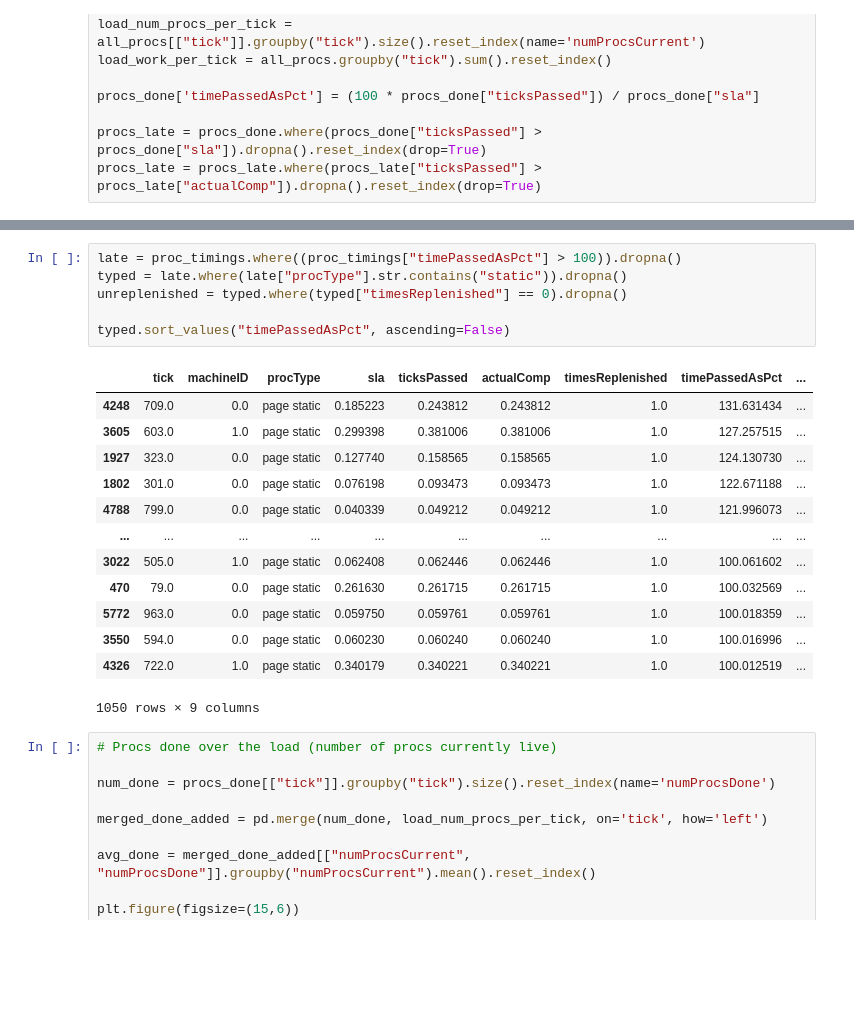
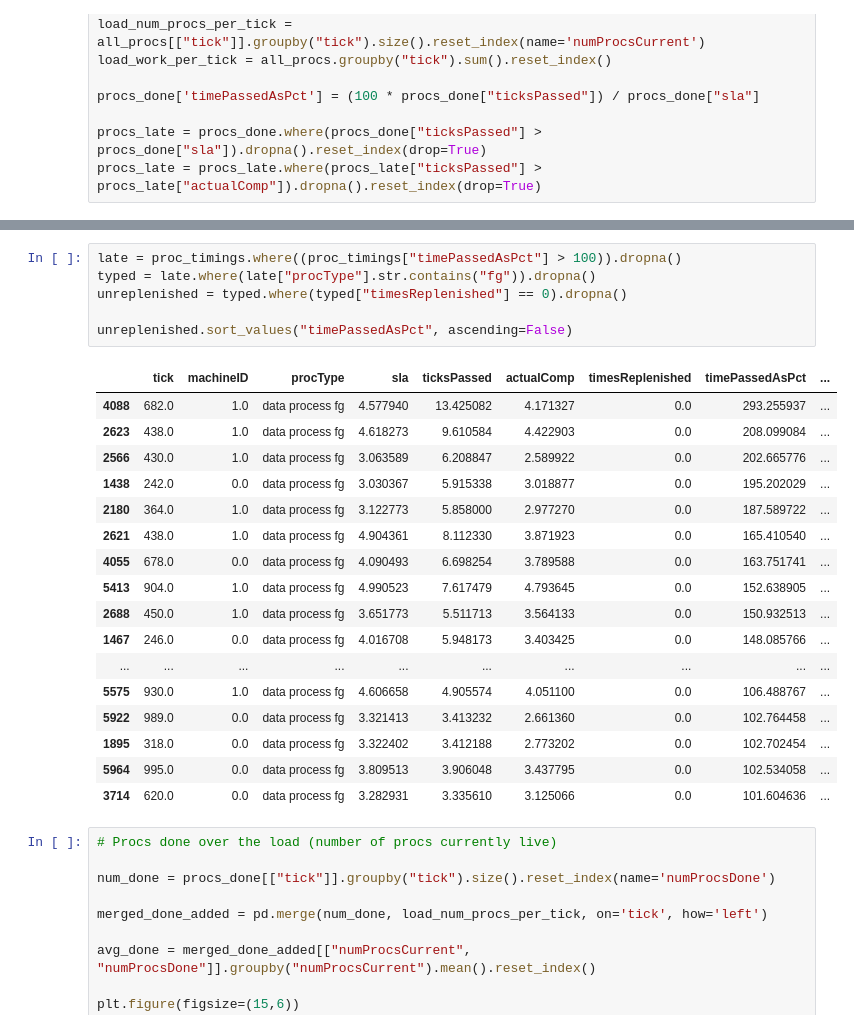
Before and after one commit to hannahmanuela/scheduler-simulator, a Jupyter notebook: results/analyze_output.ipynb, the cells around one changed output, grey strips where cells are left out. Saved outputs shown, nothing was run; the diff lists cells and outputs as text; blank space fills up the shorter version.

```diff
--- a/results/analyze_output.ipynb
+++ b/results/analyze_output.ipynb
@@ -150,23 +150,27 @@ plt.show()
 # %%
 late = proc_timings.where((proc_timings["timePassedAsPct"] > 100)).dropna()
-typed = late.where(late["procType"].str.contains("static")).dropna()
+typed = late.where(late["procType"].str.contains("fg")).dropna()
 unreplenished = typed.where(typed["timesReplenished"] == 0).dropna()
 
-typed.sort_values("timePassedAsPct", ascending=False)
+unreplenished.sort_values("timePassedAsPct", ascending=False)
 # %% [output]
 |  | tick | machineID | procType | sla | ticksPassed | actualComp | timesReplenished | timePassedAsPct | ... |
-| 4248 | 709.0 | 0.0 | page static | 0.185223 | 0.243812 | 0.243812 | 1.0 | 131.631434 | ... |
-| 3605 | 603.0 | 1.0 | page static | 0.299398 | 0.381006 | 0.381006 | 1.0 | 127.257515 | ... |
-| 1927 | 323.0 | 0.0 | page static | 0.127740 | 0.158565 | 0.158565 | 1.0 | 124.130730 | ... |
-| 1802 | 301.0 | 0.0 | page static | 0.076198 | 0.093473 | 0.093473 | 1.0 | 122.671188 | ... |
-| 4788 | 799.0 | 0.0 | page static | 0.040339 | 0.049212 | 0.049212 | 1.0 | 121.996073 | ... |
+| 4088 | 682.0 | 1.0 | data process fg | 4.577940 | 13.425082 | 4.171327 | 0.0 | 293.255937 | ... |
+| 2623 | 438.0 | 1.0 | data process fg | 4.618273 | 9.610584 | 4.422903 | 0.0 | 208.099084 | ... |
+| 2566 | 430.0 | 1.0 | data process fg | 3.063589 | 6.208847 | 2.589922 | 0.0 | 202.665776 | ... |
+| 1438 | 242.0 | 0.0 | data process fg | 3.030367 | 5.915338 | 3.018877 | 0.0 | 195.202029 | ... |
+| 2180 | 364.0 | 1.0 | data process fg | 3.122773 | 5.858000 | 2.977270 | 0.0 | 187.589722 | ... |
+| 2621 | 438.0 | 1.0 | data process fg | 4.904361 | 8.112330 | 3.871923 | 0.0 | 165.410540 | ... |
+| 4055 | 678.0 | 0.0 | data process fg | 4.090493 | 6.698254 | 3.789588 | 0.0 | 163.751741 | ... |
+| 5413 | 904.0 | 1.0 | data process fg | 4.990523 | 7.617479 | 4.793645 | 0.0 | 152.638905 | ... |
+| 2688 | 450.0 | 1.0 | data process fg | 3.651773 | 5.511713 | 3.564133 | 0.0 | 150.932513 | ... |
+| 1467 | 246.0 | 0.0 | data process fg | 4.016708 | 5.948173 | 3.403425 | 0.0 | 148.085766 | ... |
 | ... | ... | ... | ... | ... | ... | ... | ... | ... | ... |
-| 3022 | 505.0 | 1.0 | page static | 0.062408 | 0.062446 | 0.062446 | 1.0 | 100.061602 | ... |
-| 470 | 79.0 | 0.0 | page static | 0.261630 | 0.261715 | 0.261715 | 1.0 | 100.032569 | ... |
-| 5772 | 963.0 | 0.0 | page static | 0.059750 | 0.059761 | 0.059761 | 1.0 | 100.018359 | ... |
-| 3550 | 594.0 | 0.0 | page static | 0.060230 | 0.060240 | 0.060240 | 1.0 | 100.016996 | ... |
-| 4326 | 722.0 | 1.0 | page static | 0.340179 | 0.340221 | 0.340221 | 1.0 | 100.012519 | ... |
+| 5575 | 930.0 | 1.0 | data process fg | 4.606658 | 4.905574 | 4.051100 | 0.0 | 106.488767 | ... |
+| 5922 | 989.0 | 0.0 | data process fg | 3.321413 | 3.413232 | 2.661360 | 0.0 | 102.764458 | ... |
+| 1895 | 318.0 | 0.0 | data process fg | 3.322402 | 3.412188 | 2.773202 | 0.0 | 102.702454 | ... |
+| 5964 | 995.0 | 0.0 | data process fg | 3.809513 | 3.906048 | 3.437795 | 0.0 | 102.534058 | ... |
+| 3714 | 620.0 | 0.0 | data process fg | 3.282931 | 3.335610 | 3.125066 | 0.0 | 101.604636 | ... |
-1050 rows × 9 columns
 # %%
 # Procs done over the load (number of procs currently live)
 
```
Also changed, not shown: parts of 3 cells of this notebook, 4 other files.
